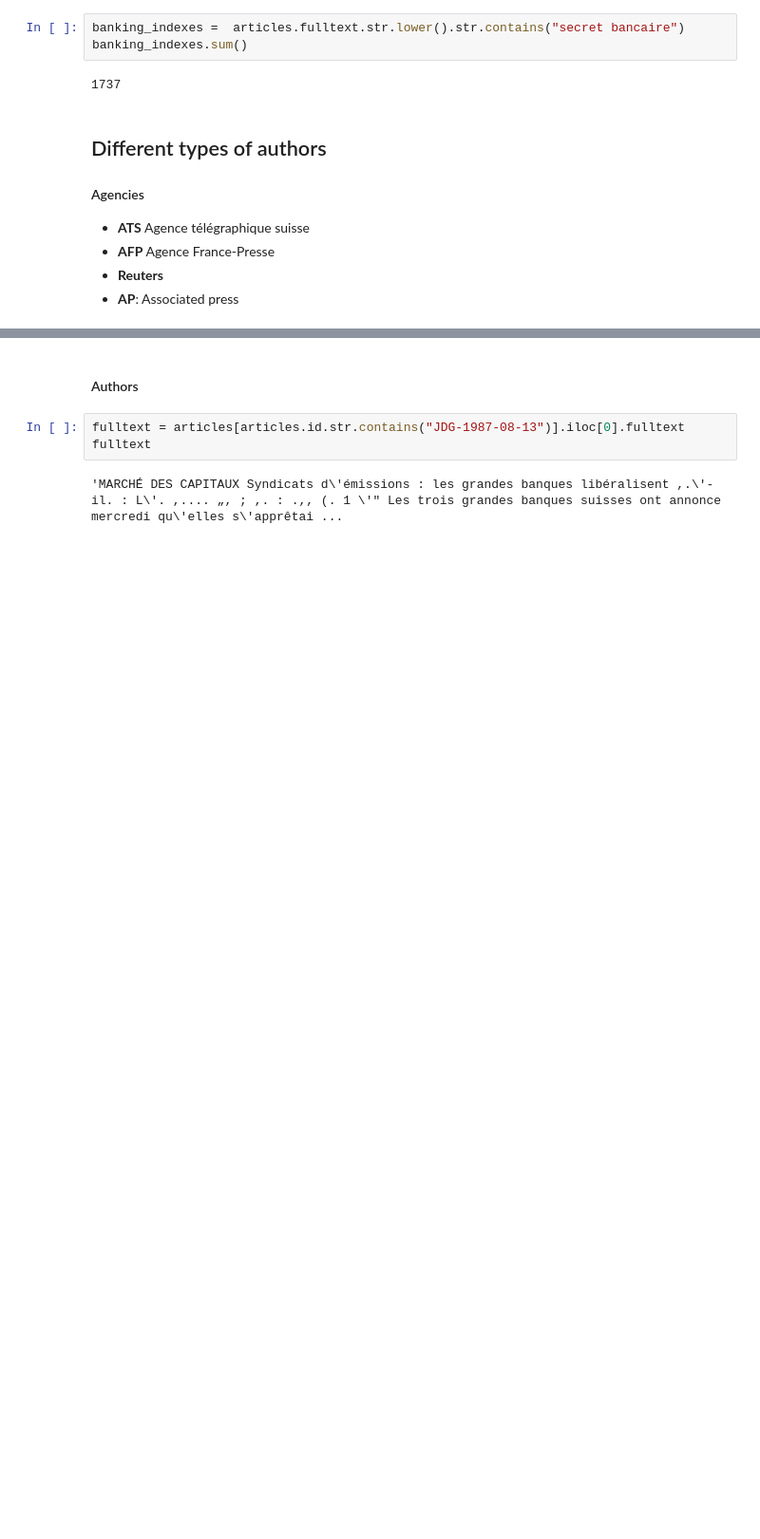
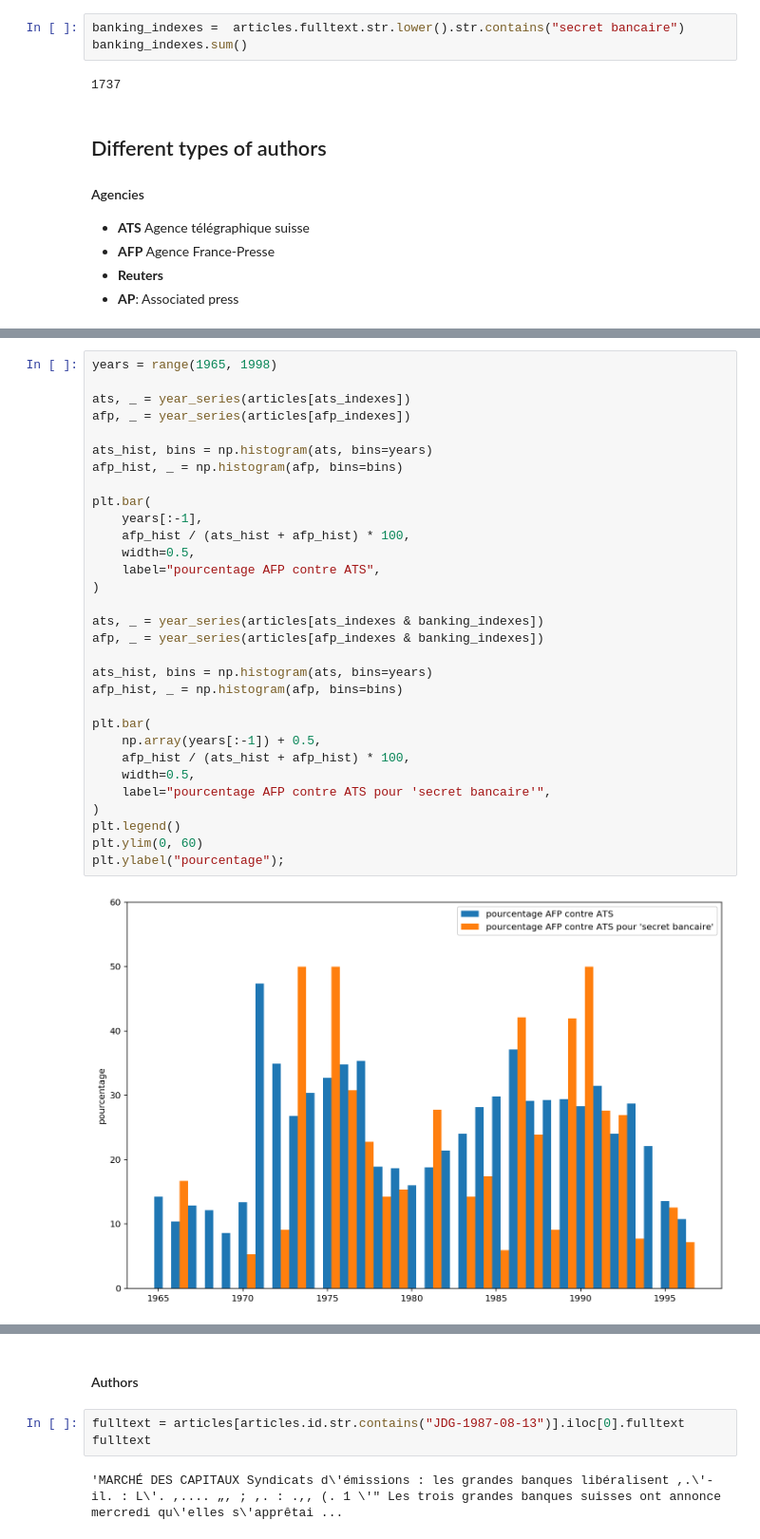
Before and after one commit to RomainMendez/Digital-Humanities-Project, a Jupyter notebook: src/author_analysis.ipynb, the cells around one changed output, grey strips where cells are left out. Shown at 95% size. Saved outputs shown, nothing was run; the diff lists cells and outputs as text; blank space fills up the shorter version.

```diff
--- a/src/author_analysis.ipynb
+++ b/src/author_analysis.ipynb
@@ -81,0 +97,33 @@ year_hist(articles[banking_indexes & agency_indexes]);
+# %%
+years = range(1965, 1998)
+
+ats, _ = year_series(articles[ats_indexes])
+afp, _ = year_series(articles[afp_indexes])
+
+ats_hist, bins = np.histogram(ats, bins=years)
+afp_hist, _ = np.histogram(afp, bins=bins)
+
+plt.bar(
+    years[:-1],
+    afp_hist / (ats_hist + afp_hist) * 100,
+    width=0.5,
+    label="pourcentage AFP contre ATS",
+)
+
+ats, _ = year_series(articles[ats_indexes & banking_indexes])
+afp, _ = year_series(articles[afp_indexes & banking_indexes])
+
+ats_hist, bins = np.histogram(ats, bins=years)
+afp_hist, _ = np.histogram(afp, bins=bins)
+
+plt.bar(
+    np.array(years[:-1]) + 0.5,
+    afp_hist / (ats_hist + afp_hist) * 100,
+    width=0.5,
+    label="pourcentage AFP contre ATS pour 'secret bancaire'",
+)
+plt.legend()
+plt.ylim(0, 60)
+plt.ylabel("pourcentage");
+# %% [output]
+[figure, added]
```
Also changed, not shown: parts of 13 cells of this notebook, 1 other file.
